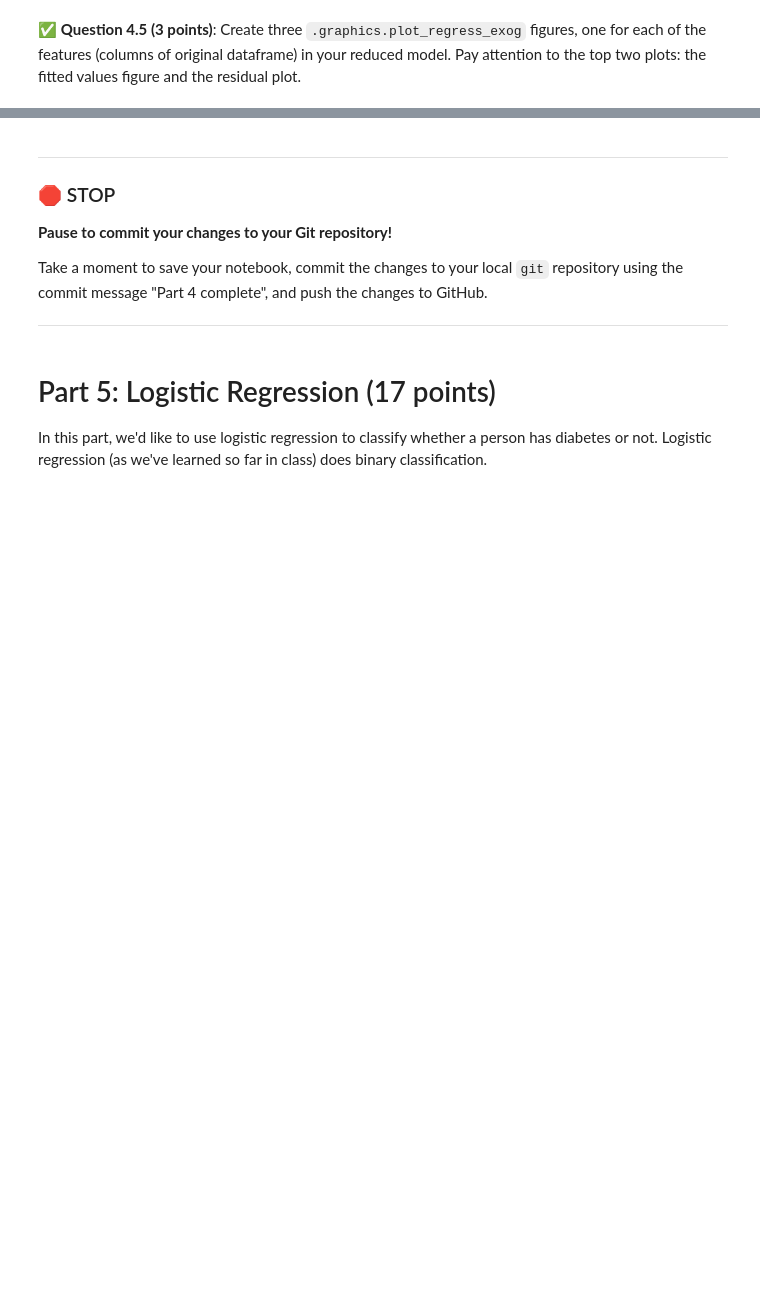
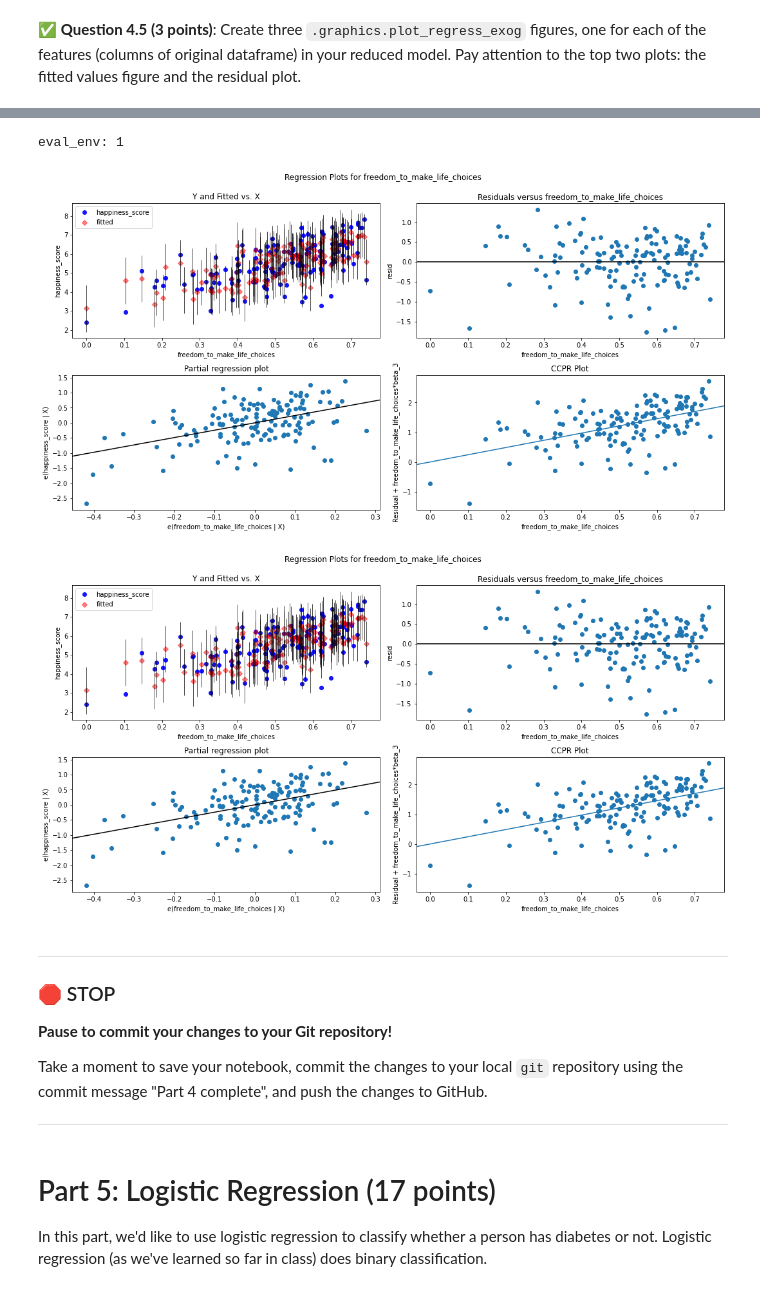
Before and after one commit to interlic/CMSE202, a Jupyter notebook: hw-03/HW-03_Regression-S24-STUDENT.ipynb, the cells around one changed output, grey strips where cells are left out. Cells and saved outputs as stored; diff of their text form; code cells hidden in the pictures; blank space fills up the shorter version.

```diff
--- a/hw-03/HW-03_Regression-S24-STUDENT.ipynb
+++ b/hw-03/HW-03_Regression-S24-STUDENT.ipynb
@@ -317,3 +541,10 @@ In this part, we'll use multiple features to do predictions.
+# %%
+fig = plt.figure(figsize = [15, 8])
+sm.graphics.plot_regress_exog(results_22,'freedom_to_make_life_choices', fig=fig)
+# %% [output]
+eval_env: 1
+[figure, added]
+[figure, added]
 # %% [markdown]
 ---
 ### &#128721; STOP
```
Also changed, not shown: parts of 19 cells of this notebook.
